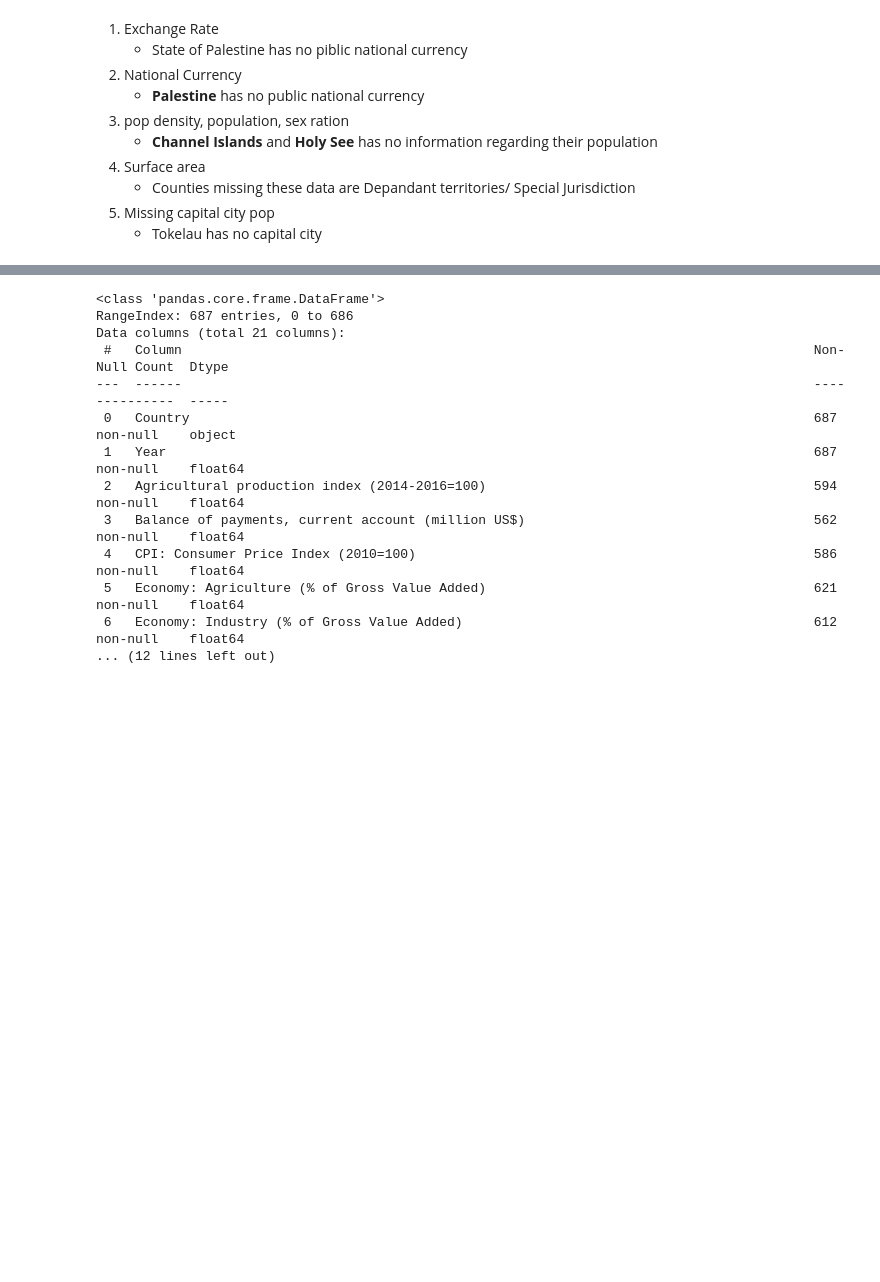
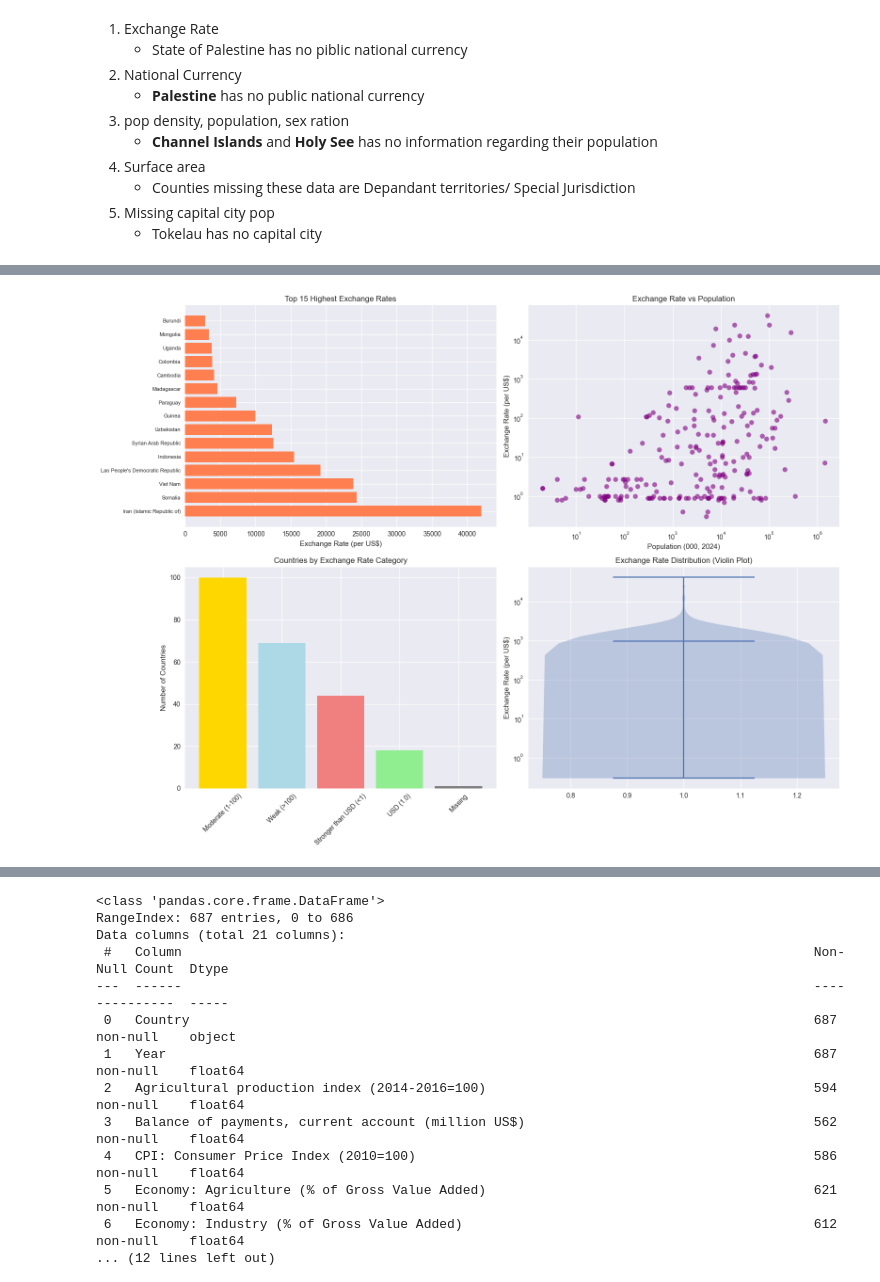
Before and after one commit to Kenji721/UN_data_Analysis, a Jupyter notebook: notebooks/2.EDA.ipynb, the cells around one changed output, grey strips where cells are left out. Cells and saved outputs as stored; diff of their text form; code cells hidden in the pictures; blank space fills up the shorter version.

Commit message:
data clean completed

```diff
--- a/notebooks/2.EDA.ipynb
+++ b/notebooks/2.EDA.ipynb
@@ -142,0 +194,56 @@ df_general_info.describe(include='all').T
+# %%
+# Create a more detailed analysis
+fig, axes = plt.subplots(2, 2, figsize=(16, 12))
+
+# 1. Bar plot of top 15 highest exchange rates
+top_15 = df.nlargest(15, 'Exchange rate (per US$)')
+axes[0,0].barh(range(len(top_15)), top_15['Exchange rate (per US$)'], color='coral')
+axes[0,0].set_yticks(range(len(top_15)))
+axes[0,0].set_yticklabels(top_15['Country'], fontsize=8)
+axes[0,0].set_xlabel('Exchange Rate (per US$)')
+axes[0,0].set_title('Top 15 Highest Exchange Rates')
+
+# 2. Scatter plot: Exchange Rate vs Population (if available)
+if 'Population (000, 2024)' in df.columns:
+    scatter_data = df.dropna(subset=['Exchange rate (per US$)', 'Population (000, 2024)'])
+    axes[0,1].scatter(scatter_data['Population (000, 2024)'],
+                     scatter_data['Exchange rate (per US$)'],
+                     alpha=0.6, color='purple')
+    axes[0,1].set_xlabel('Population (000, 2024)')
+    axes[0,1].set_ylabel('Exchange Rate (per US$)')
+    axes[0,1].set_title('Exchange Rate vs Population')
+    axes[0,1].set_xscale('log')  # Log scale for population
+    axes[0,1].set_yscale('log')  # Log scale for exchange rate
+
+# 3. Categorize exchange rates
+def categorize_exchange_rate(rate):
+    if pd.isna(rate):
+        return 'Missing'
+    elif rate == 1:
+        return 'USD (1.0)'
+    elif rate < 1:
+        return 'Stronger than USD (<1)'
+    elif 1 < rate <= 100:
+        return 'Moderate (1-100)'
+    else:
+        return 'Weak (>100)'
+
+df['Exchange_Rate_Category'] = df['Exchange rate (per US$)'].apply(categorize_exchange_rate)
+category_counts = df['Exchange_Rate_Category'].value_counts()
+
+axes[1,0].bar(category_counts.index, category_counts.values, color=['gold', 'lightblue', 'lightcoral', 'lightgreen', 'gray'])
+axes[1,0].set_title('Countries by Exchange Rate Category')
+axes[1,0].set_ylabel('Number of Countries')
+axes[1,0].tick_params(axis='x', rotation=45)
+
+# 4. Violin plot for better distribution understanding
+exchange_rates_clean = df['Exchange rate (per US$)'].dropna()
+axes[1,1].violinplot([exchange_rates_clean], positions=[1], showmeans=True)
+axes[1,1].set_title('Exchange Rate Distribution (Violin Plot)')
+axes[1,1].set_ylabel('Exchange Rate (per US$)')
+axes[1,1].set_yscale('log')  # Log scale to better see the distribution
+
+plt.tight_layout()
+plt.show()
+# %% [output]
+[figure, added]
```
Also changed, not shown: parts of 17 cells of this notebook, 5 other files.
